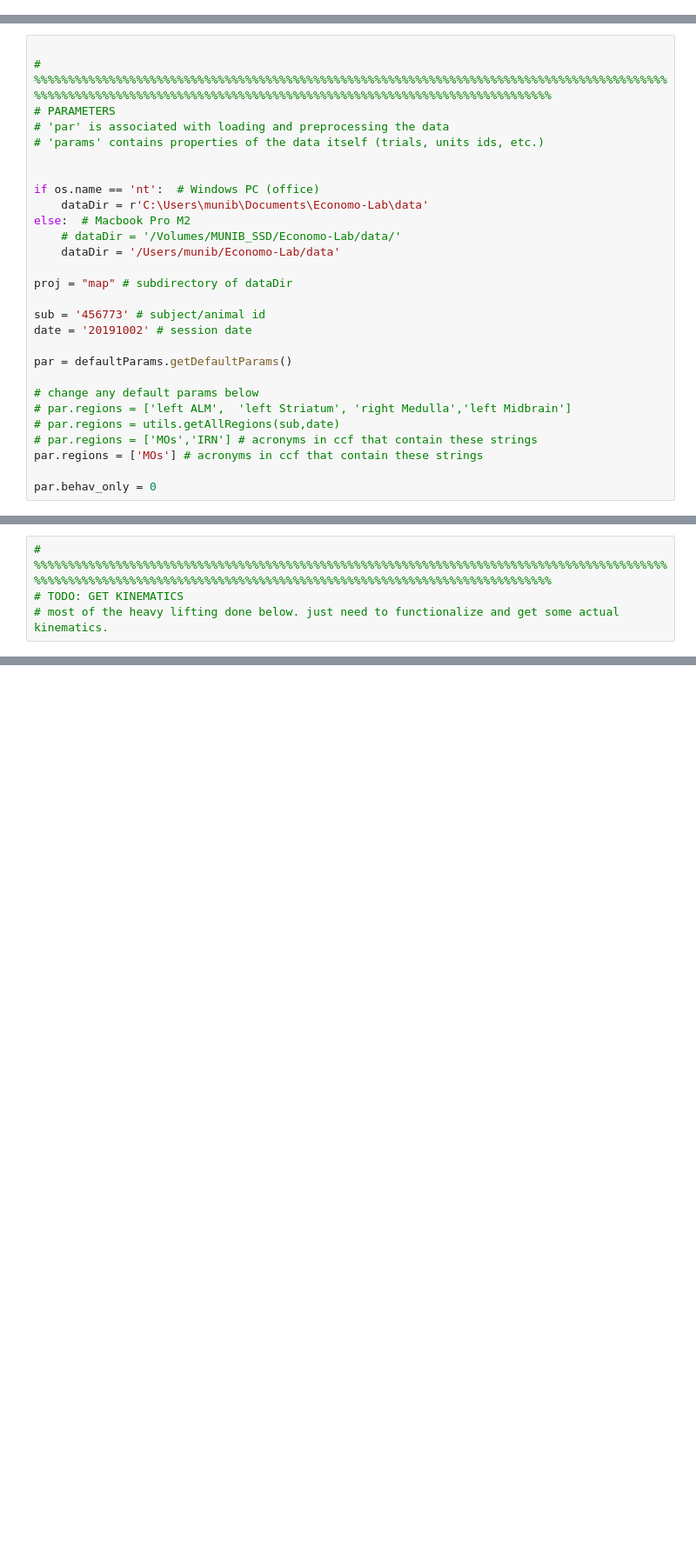
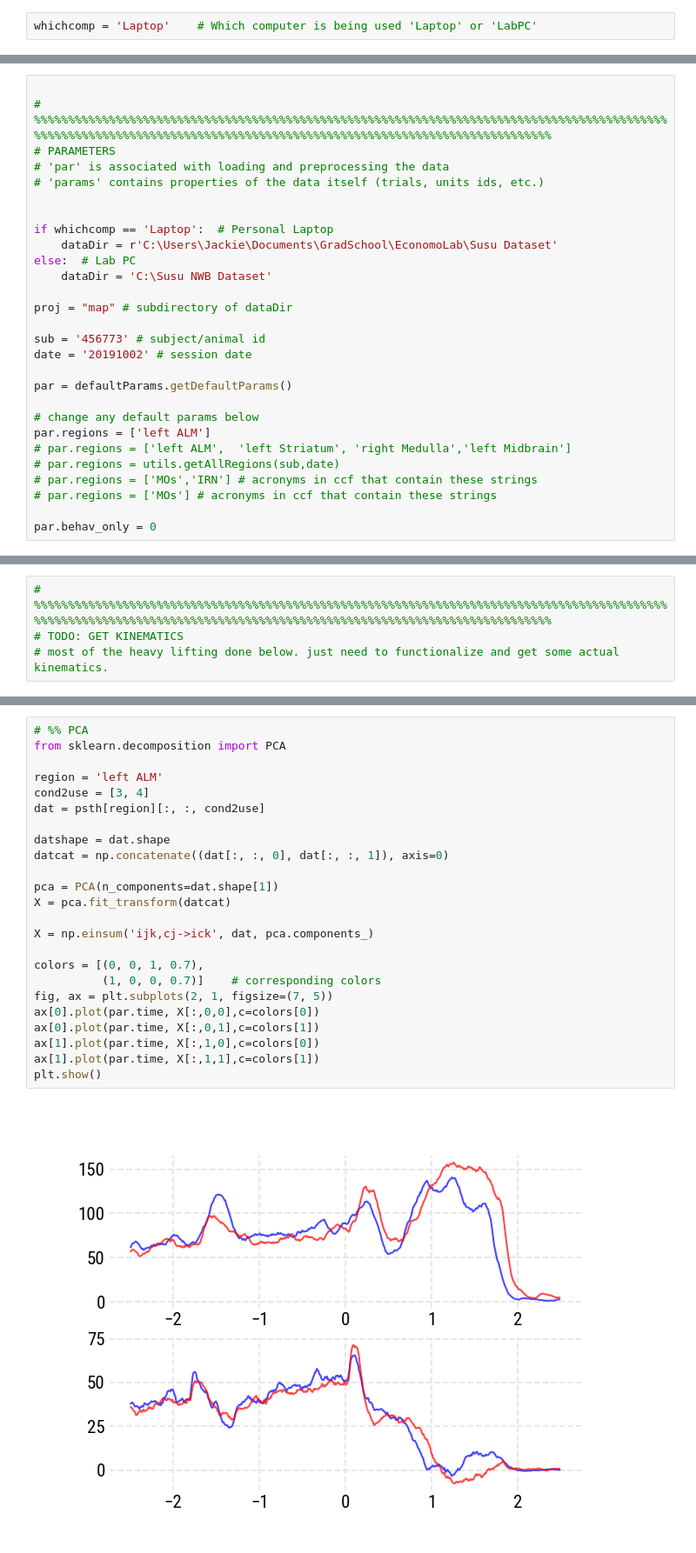
Before and after one commit to economolab/MAP, a Jupyter notebook: basic-analysis/main.ipynb, the cells around one changed output, grey strips where cells are left out. Shown: that part at 87% size. Saved outputs shown, nothing was run; the diff lists cells and outputs as text; blank space fills up the shorter version.

```diff
--- a/basic-analysis/main.ipynb
+++ b/basic-analysis/main.ipynb
@@ -1,3 +1,5 @@
+# %%
+whichcomp = 'Laptop'    # Which computer is being used 'Laptop' or 'LabPC'
 # %%
 # %%%%%%%%%%%%%%%%%%%%%%%%%%%%%%%%%%%%%%%%%%%%%%%%%%%%%%%%%%%%%%%%%%%%%%%%%%%%%%%%%%%%%%%%%%%%%%%%%%%%%%%%%%%%%%%%%%%%%%%%%%%%%%%%%%%%%%%%%%%%%%%%%%%%%%%%%%%%%%%%%%%%%%%%%
 import defaultParams
@@ -47,11 +48,10 @@ _ = importlib.reload(sys.modules['defaultParams'])
 # 'params' contains properties of the data itself (trials, units ids, etc.)
 
 
-if os.name == 'nt':  # Windows PC (office)
-    dataDir = r'C:\Users\munib\Documents\Economo-Lab\data'
-else:  # Macbook Pro M2
-    # dataDir = '/Volumes/MUNIB_SSD/Economo-Lab/data/'
-    dataDir = '/Users/munib/Economo-Lab/data'
+if whichcomp == 'Laptop':  # Personal Laptop
+    dataDir = r'C:\Users\Jackie\Documents\GradSchool\EconomoLab\Susu Dataset'
+else:  # Lab PC
+    dataDir = 'C:\Susu NWB Dataset'
 
 proj = "map" # subdirectory of dataDir
 
@@ -61,10 +61,11 @@ date = '20191002' # session date
 par = defaultParams.getDefaultParams()
 
 # change any default params below
+par.regions = ['left ALM']
 # par.regions = ['left ALM',  'left Striatum', 'right Medulla','left Midbrain']
 # par.regions = utils.getAllRegions(sub,date)
 # par.regions = ['MOs','IRN'] # acronyms in ccf that contain these strings
-par.regions = ['MOs'] # acronyms in ccf that contain these strings
+# par.regions = ['MOs'] # acronyms in ccf that contain these strings
 
 par.behav_only = 0
 # %%
@@ -460,0 +398,26 @@ for region in regions:
+# %%
+# %% PCA
+from sklearn.decomposition import PCA
+
+region = 'left ALM'
+cond2use = [3, 4]
+dat = psth[region][:, :, cond2use]
+
+datshape = dat.shape
+datcat = np.concatenate((dat[:, :, 0], dat[:, :, 1]), axis=0)
+
+pca = PCA(n_components=dat.shape[1])
+X = pca.fit_transform(datcat)
+
+X = np.einsum('ijk,cj->ick', dat, pca.components_)
+
+colors = [(0, 0, 1, 0.7),
+          (1, 0, 0, 0.7)]    # corresponding colors
+fig, ax = plt.subplots(2, 1, figsize=(7, 5))
+ax[0].plot(par.time, X[:,0,0],c=colors[0])
+ax[0].plot(par.time, X[:,0,1],c=colors[1])
+ax[1].plot(par.time, X[:,1,0],c=colors[0])
+ax[1].plot(par.time, X[:,1,1],c=colors[1])
+plt.show()
+# %% [output]
+[figure, added]
```
Also changed, not shown: parts of 9 cells of this notebook, 1 other file.
